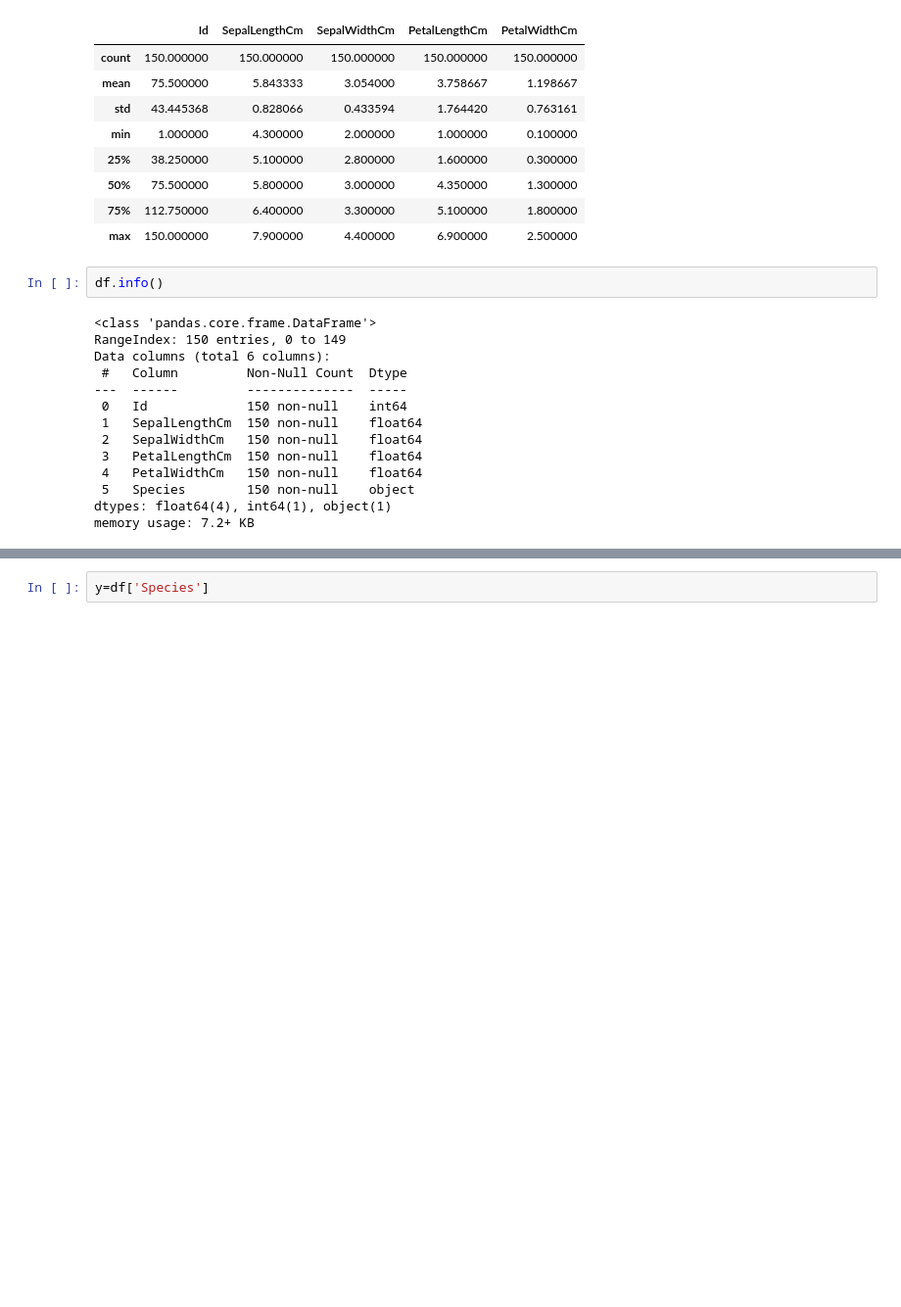
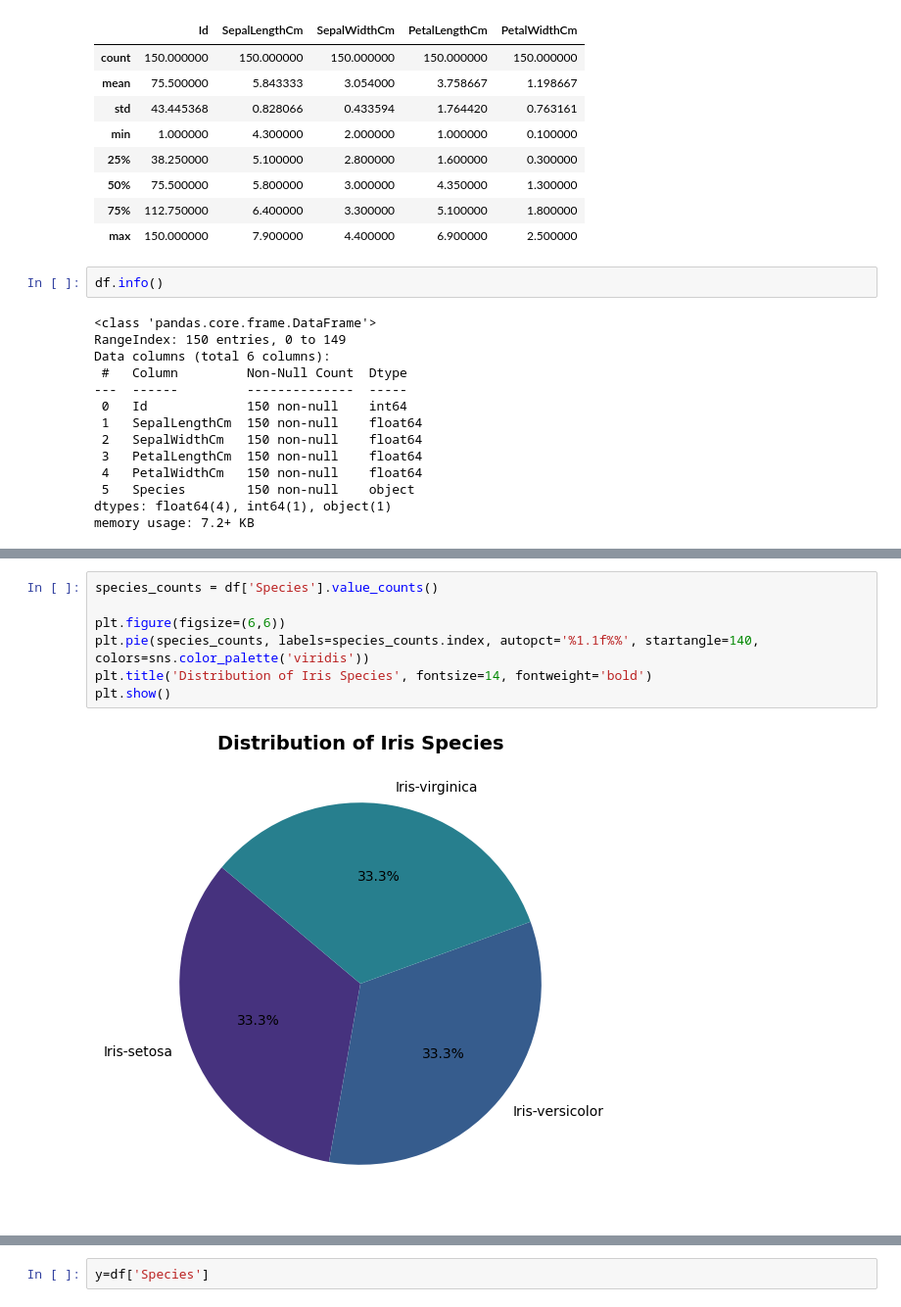
Before and after one commit to Deepak0121-svg/iris_prediction, a Jupyter notebook: iris.ipynb, the cells around one changed output, grey strips where cells are left out. Shown at 98% size. Saved outputs shown, nothing was run; the diff lists cells and outputs as text; blank space fills up the shorter version.

```diff
--- a/iris.ipynb
+++ b/iris.ipynb
@@ -62,0 +73,9 @@ memory usage: 7.2+ KB
+# %%
+species_counts = df['Species'].value_counts()
+
+plt.figure(figsize=(6,6))
+plt.pie(species_counts, labels=species_counts.index, autopct='%1.1f%%', startangle=140, colors=sns.color_palette('viridis'))
+plt.title('Distribution of Iris Species', fontsize=14, fontweight='bold')
+plt.show()
+# %% [output]
+[figure, added]
```
Also changed, not shown: parts of 16 cells of this notebook, 3 other files.
